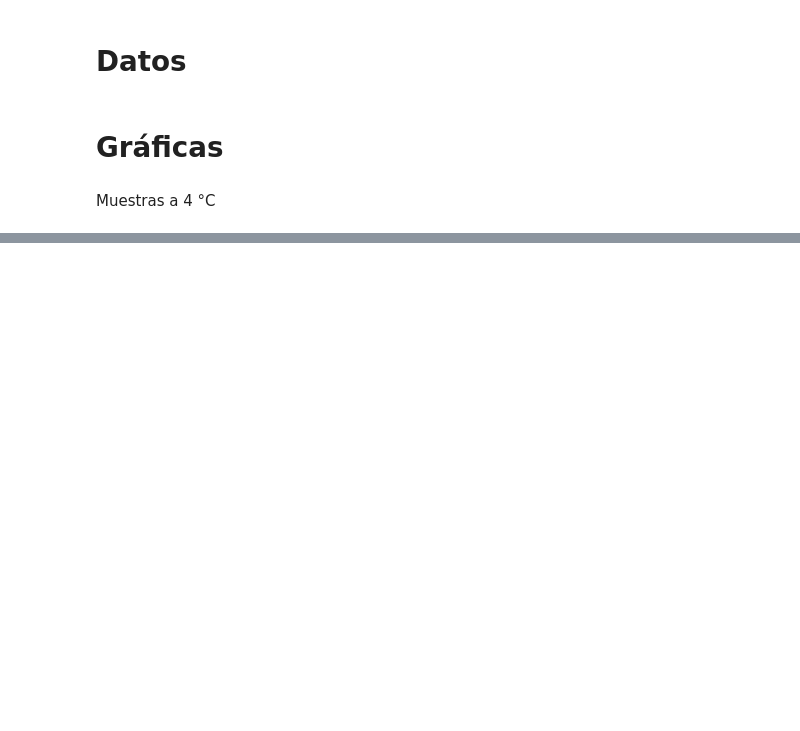
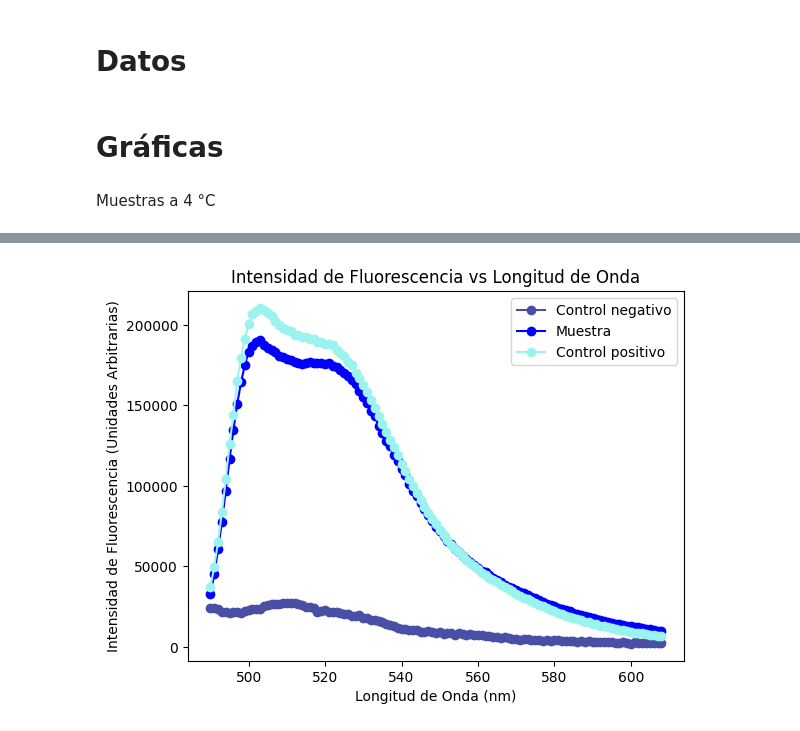
Before and after one commit to ValentinaRincon/Proyecto-exp, a Jupyter notebook: 07-23/protocolo.ipynb, the cells around one changed output, grey strips where cells are left out. Drawn from its saved outputs; the diff is of its cells as text; code cells hidden in the pictures; blank space fills up the shorter version.

```diff
--- a/07-23/protocolo.ipynb
+++ b/07-23/protocolo.ipynb
@@ -104,0 +129,20 @@ plt.show()
+# %%
+# Muestra con 10μ de DiOC_2(3)
+
+for i in range(109, 160):
+    P10F[i][1] = P10F[i][1] / 10
+
+
+
+plt.plot(longitud_onda(neg[:119]), intensidad_fluorescencia(neg[:119]), marker='o', color="#494FA5", label='Control negativo')
+
+plt.plot(longitud_onda(M10F[:119]), intensidad_fluorescencia(M10F[:119]), marker='o', linestyle='-', color='b', label = 'Muestra')
+plt.plot(longitud_onda(P10F[:119]), intensidad_fluorescencia(P10F[:119]), marker='o', color='#9BF3F0', label='Control positivo')
+plt.title('Intensidad de Fluorescencia vs Longitud de Onda')
+plt.xlabel('Longitud de Onda (nm)')
+plt.ylabel('Intensidad de Fluorescencia (Unidades Arbitrarias)')
+#plt.grid()
+plt.legend()
+plt.show()
+# %% [output]
+[figure, added]
```
Also changed, not shown: parts of 7 cells of this notebook.
